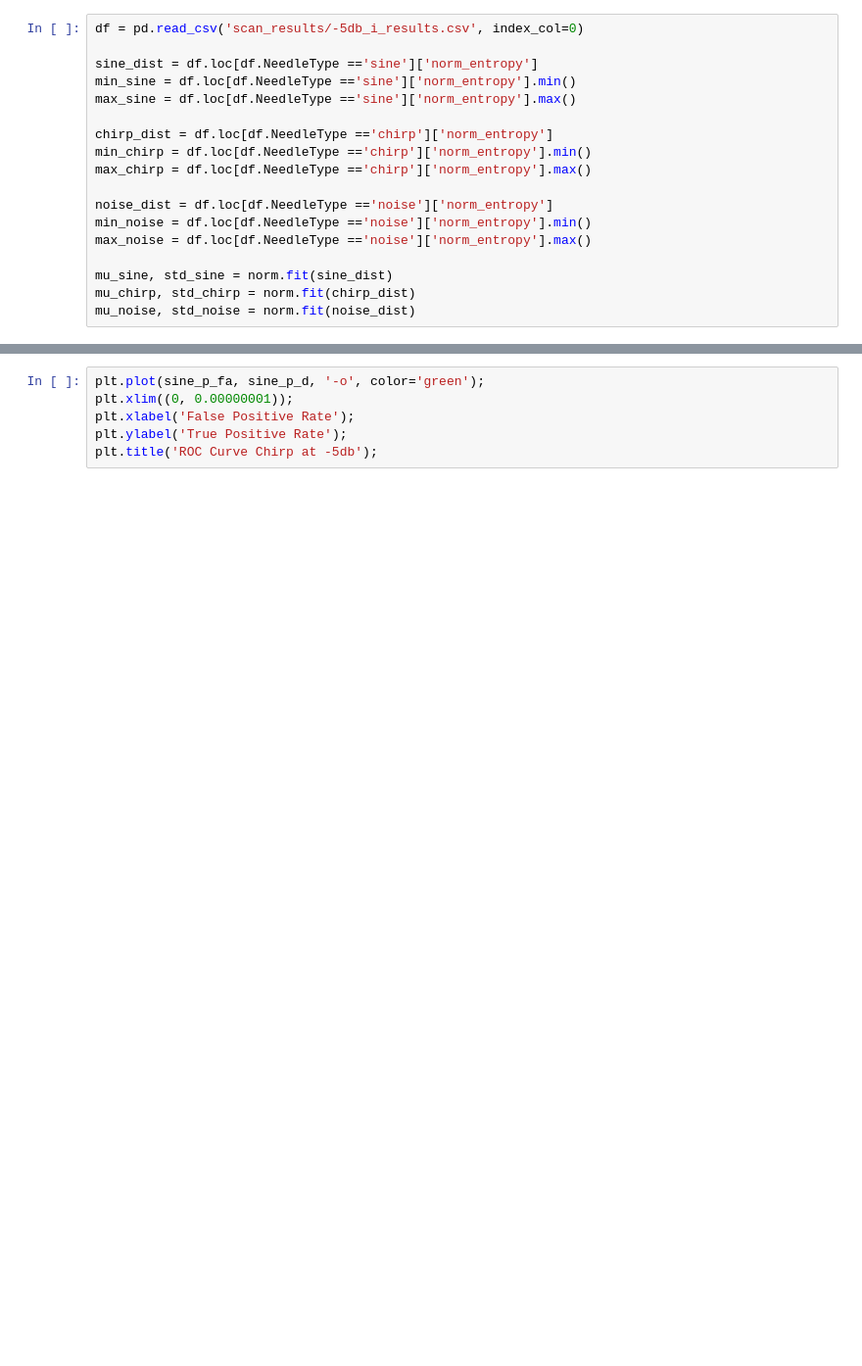
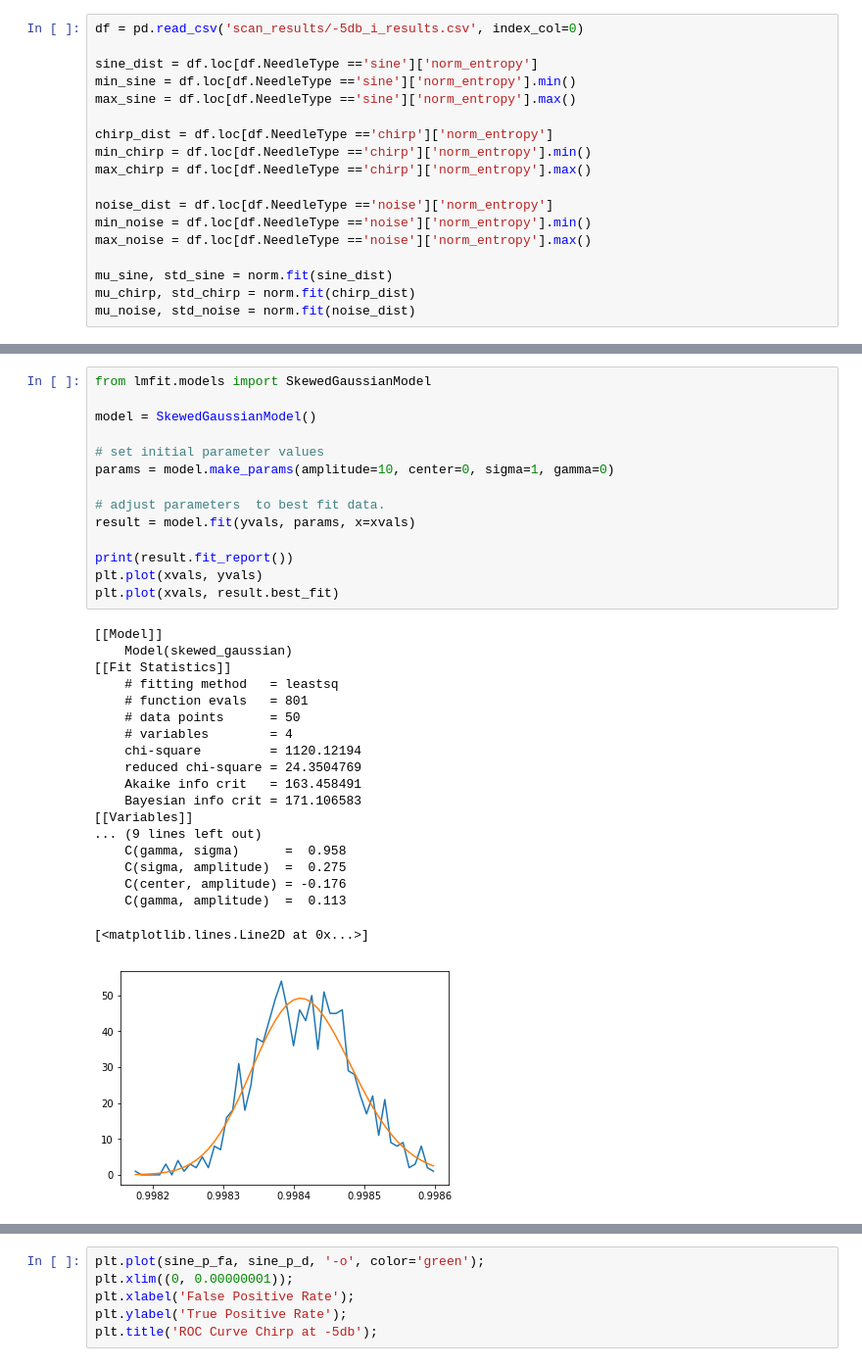
Before and after one commit to chitwankaudan/entropydetection, a Jupyter notebook: Entropy Analysis Writeup.ipynb, the cells around one changed output, grey strips where cells are left out. Shown: that part at 98% size. Saved outputs shown, nothing was run; the diff lists cells and outputs as text; blank space fills up the shorter version.

```diff
--- a/Entropy Analysis Writeup.ipynb
+++ b/Entropy Analysis Writeup.ipynb
@@ -84,0 +118,34 @@ mu_noise, std_noise = norm.fit(noise_dist)
+# %%
+from lmfit.models import SkewedGaussianModel
+
+model = SkewedGaussianModel()
+
+# set initial parameter values
+params = model.make_params(amplitude=10, center=0, sigma=1, gamma=0)
+
+# adjust parameters  to best fit data.
+result = model.fit(yvals, params, x=xvals)
+
+print(result.fit_report())
+plt.plot(xvals, yvals)
+plt.plot(xvals, result.best_fit)
+# %% [output]
+[[Model]]
+    Model(skewed_gaussian)
+[[Fit Statistics]]
+    # fitting method   = leastsq
+    # function evals   = 801
+    # data points      = 50
+    # variables        = 4
+    chi-square         = 1120.12194
+    reduced chi-square = 24.3504769
+    Akaike info crit   = 163.458491
+    Bayesian info crit = 171.106583
+[[Variables]]
+... (9 lines left out)
+    C(gamma, sigma)      =  0.958
+    C(sigma, amplitude)  =  0.275
+    C(center, amplitude) = -0.176
+    C(gamma, amplitude)  =  0.113
+[<matplotlib.lines.Line2D at 0x...>]
+[figure, added]
```
Also changed, not shown: parts of 14 cells of this notebook, 1 other file.
